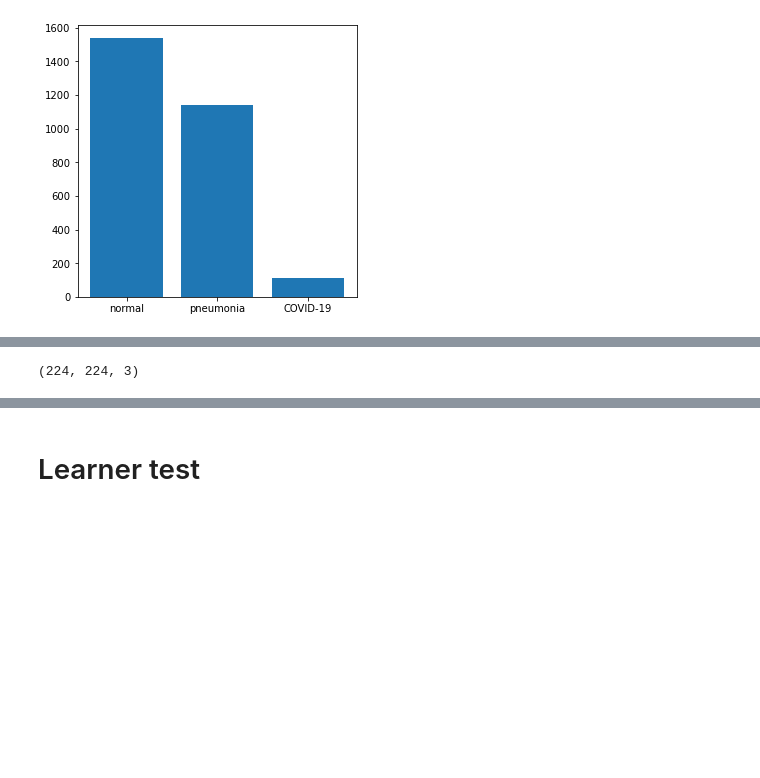
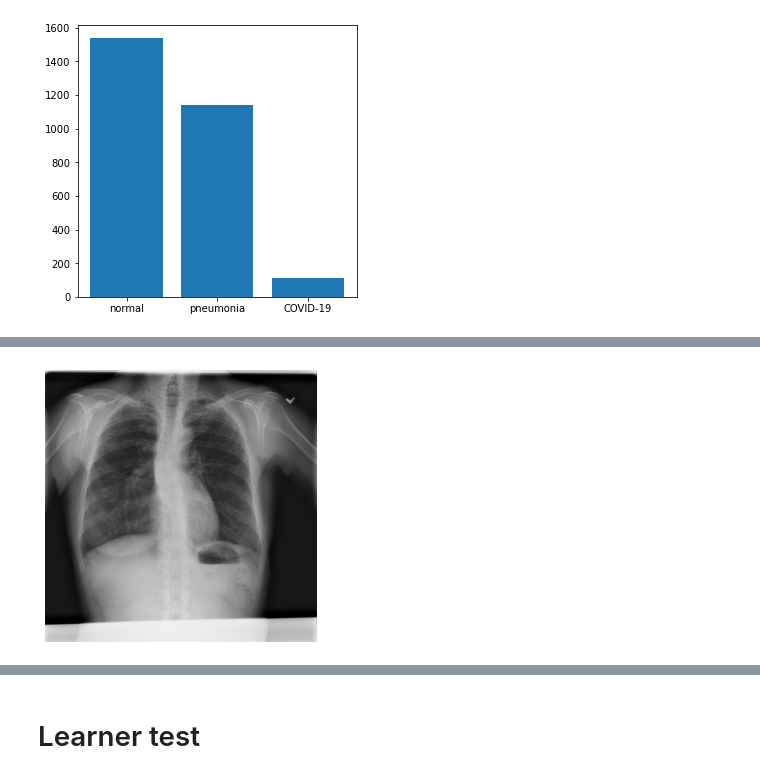
Before and after one commit to VedantWani/PrimeCNNv3, a Jupyter notebook: nbs_test/lib_test_workflow.ipynb, the cells around one changed output, grey strips where cells are left out. Cells and saved outputs as stored; diff of their text form; code cells hidden in the pictures; blank space fills up the shorter version.

```diff
--- a/nbs_test/lib_test_workflow.ipynb
+++ b/nbs_test/lib_test_workflow.ipynb
@@ -140,5 +140,6 @@ Clipping input data to the valid range for imshow with RGB data ([0..1] for floa
 # %%
-transform(image = image)['image'][:,:,0]
+#CLAHE
+show_image(image = transform(image = image)['image'])
 # %% [output]
-(224, 224, 3)
+[figure, added]
 # %%
```
Also changed, not shown: parts of 41 cells of this notebook, 4 other files.
